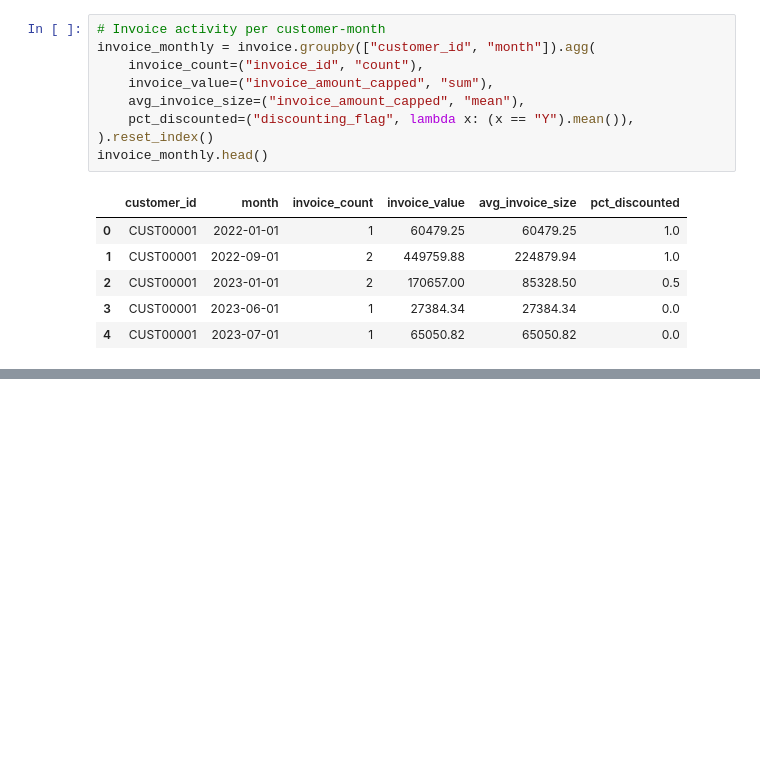
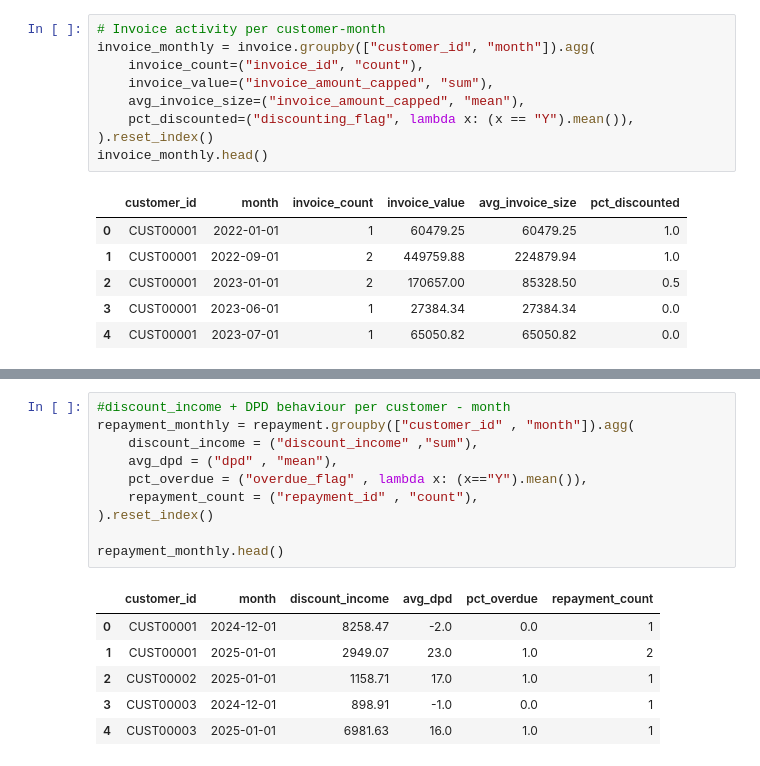
Before and after one commit to Bibhuti-MLAI/Time-Series-Forcasting, a Jupyter notebook: Revenue_Forcasting.ipynb, the cells around one changed output, grey strips where cells are left out. Saved outputs shown, nothing was run; the diff lists cells and outputs as text; blank space fills up the shorter version.

```diff
--- a/Revenue_Forcasting.ipynb
+++ b/Revenue_Forcasting.ipynb
@@ -347,0 +363,17 @@ invoice_monthly.head()
+# %%
+#discount_income + DPD behaviour per customer - month
+repayment_monthly = repayment.groupby(["customer_id" , "month"]).agg(
+    discount_income = ("discount_income" ,"sum"),
+    avg_dpd = ("dpd" , "mean"),
+    pct_overdue = ("overdue_flag" , lambda x: (x=="Y").mean()),
+    repayment_count = ("repayment_id" , "count"),
+).reset_index()
+
+repayment_monthly.head()
+# %% [output]
+|  | customer_id | month | discount_income | avg_dpd | pct_overdue | repayment_count |
+| 0 | CUST00001 | 2024-12-01 | 8258.47 | -2.0 | 0.0 | 1 |
+| 1 | CUST00001 | 2025-01-01 | 2949.07 | 23.0 | 1.0 | 2 |
+| 2 | CUST00002 | 2025-01-01 | 1158.71 | 17.0 | 1.0 | 1 |
+| 3 | CUST00003 | 2024-12-01 | 898.91 | -1.0 | 0.0 | 1 |
+| 4 | CUST00003 | 2025-01-01 | 6981.63 | 16.0 | 1.0 | 1 |
```
Also changed, not shown: parts of 1 cell of this notebook.
